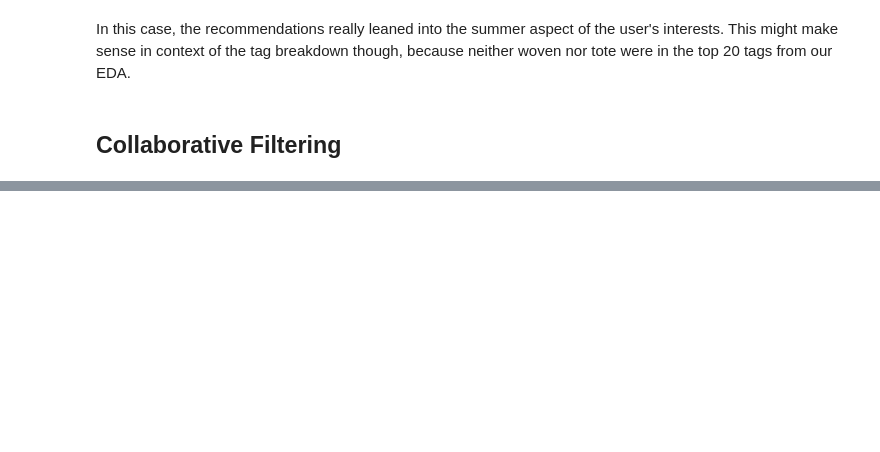
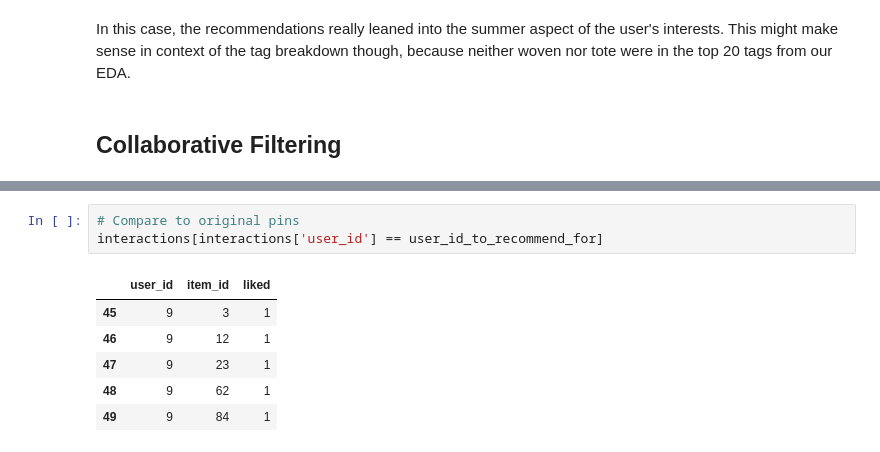
Before and after one commit to smiley-maker/Pinlight, a Jupyter notebook: notebooks/recommendation.ipynb, the cells around one changed output, grey strips where cells are left out. Drawn from its saved outputs; the diff is of its cells as text; blank space fills up the shorter version.

```diff
--- a/notebooks/recommendation.ipynb
+++ b/notebooks/recommendation.ipynb
@@ -198,0 +361,10 @@ In this case, the recommendations really leaned into the summer aspect of the us
+# %%
+# Compare to original pins
+interactions[interactions['user_id'] == user_id_to_recommend_for]
+# %% [output]
+|  | user_id | item_id | liked |
+| 45 | 9 | 3 | 1 |
+| 46 | 9 | 12 | 1 |
+| 47 | 9 | 23 | 1 |
+| 48 | 9 | 62 | 1 |
+| 49 | 9 | 84 | 1 |
```
Also changed, not shown: parts of 22 cells of this notebook.
